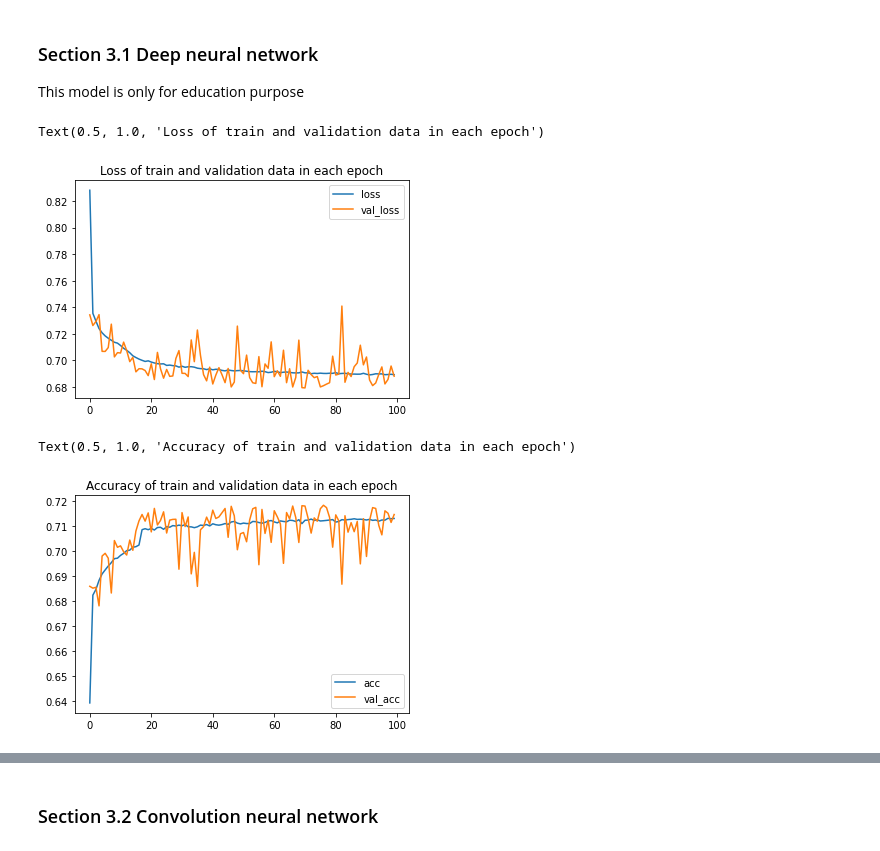
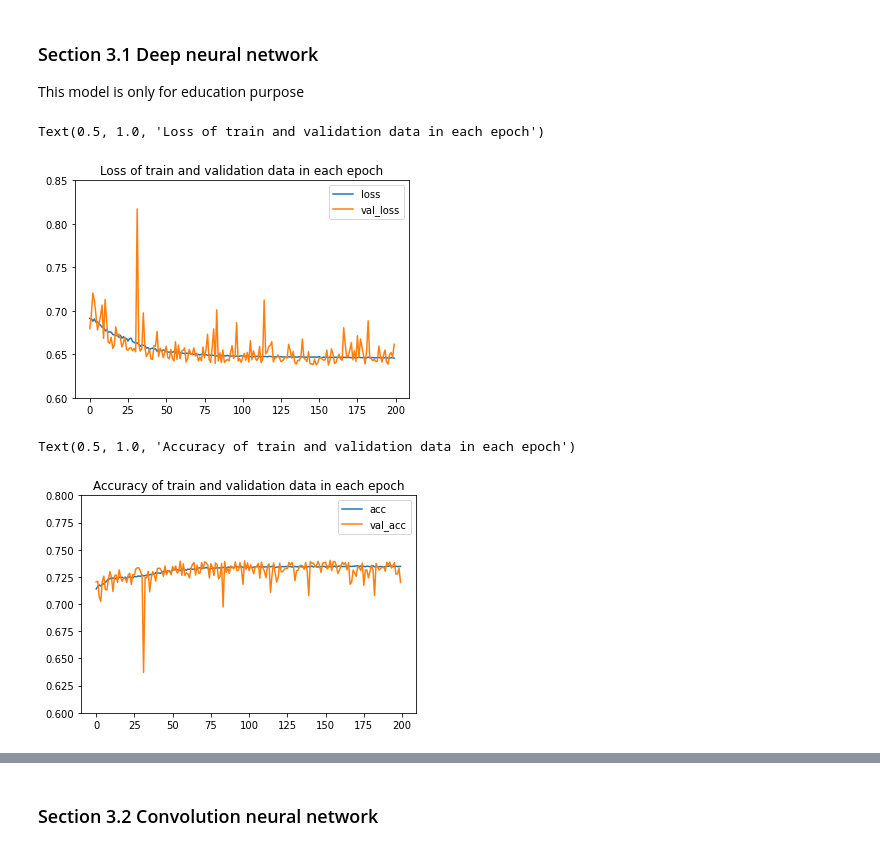
Before and after one commit to graceyu2020/Capstone_Project3, a Jupyter notebook: Satellite_Image_Classification.ipynb, the cells around one changed output, grey strips where cells are left out. Drawn from its saved outputs; the diff is of its cells as text; code cells hidden in the pictures.

```diff
--- a/Satellite_Image_Classification.ipynb
+++ b/Satellite_Image_Classification.ipynb
@@ -192,25 +195,34 @@ model.add(Dense(4, activation='softmax'))
 model.compile(optimizer='adam', loss='categorical_crossentropy', metrics=['accuracy'])
 # %%
 # Train data
-r = model.fit(x_train_norm, y_train_np, validation_split=0.2, epochs=100, verbose=0)
+
+# Save model parameter in the file "weights.hdf5"
+checkpoint_1 = ModelCheckpoint('dnn_weights.hdf5', monitor='val_loss', save_best_only=True)
+# Store in a list to be used during training
+callbacks_list_1 = [checkpoint_1]
+
+
+r = model.fit(x_train_norm, y_train_np, validation_split=0.2, epochs=200, verbose=0)
 # %%
 # Plot what's returned by model.fit()
 plt.plot(r.history['loss'], label='loss')
 plt.plot(r.history['val_loss'], label='val_loss')
+plt.ylim((0.6,0.85))
 plt.legend()
 plt.title('Loss of train and validation data in each epoch')
 # %% [output]
 Text(0.5, 1.0, 'Loss of train and validation data in each epoch')
-[figure, old version]
+[figure, new version]
 # %%
 # Plot the accuracy too
 plt.plot(r.history['accuracy'], label='acc')
 plt.plot(r.history['val_accuracy'], label='val_acc')
+plt.ylim((0.6,0.8))
 plt.legend()
 plt.title('Accuracy of train and validation data in each epoch')
 # %% [output]
 Text(0.5, 1.0, 'Accuracy of train and validation data in each epoch')
-[figure, old version]
+[figure, new version]
 # %%
 # Evaluate the model - evaluate() returns loss and accuracy
 print("Train score:", model.evaluate(x_train_norm, y_train_np))
```
Also changed, not shown: parts of 48 cells of this notebook.
